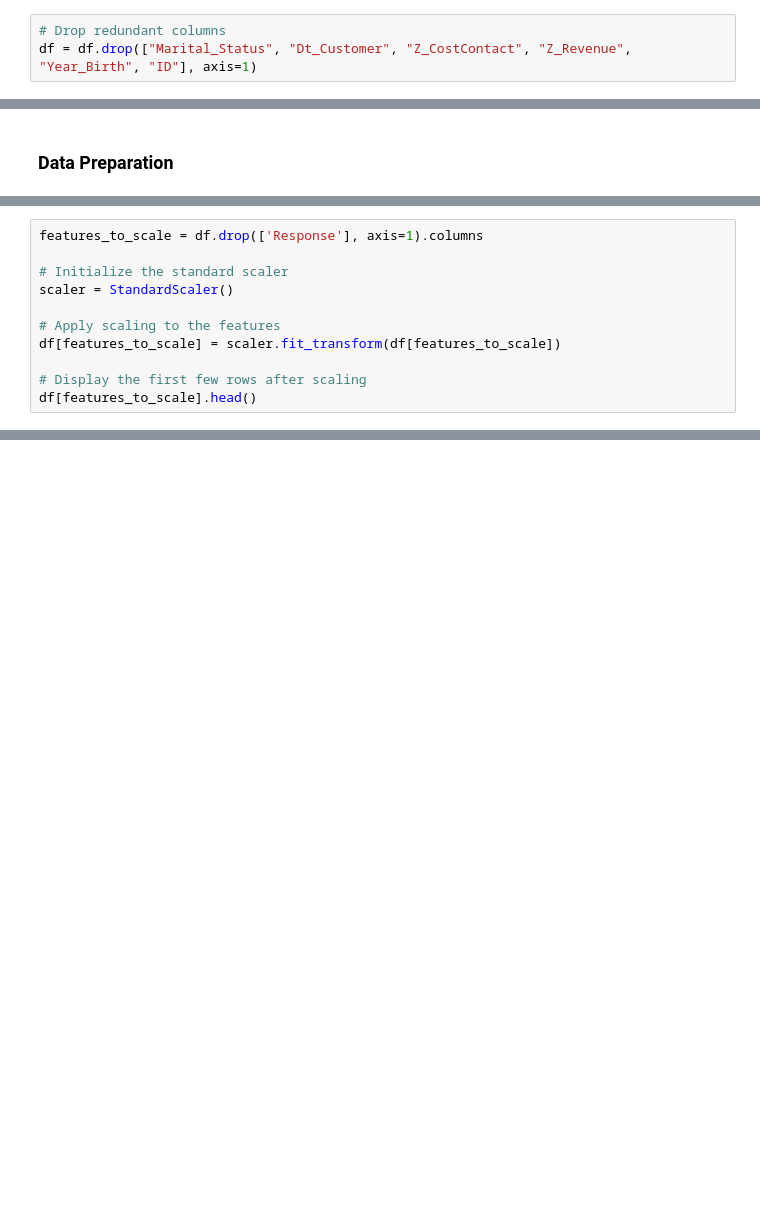
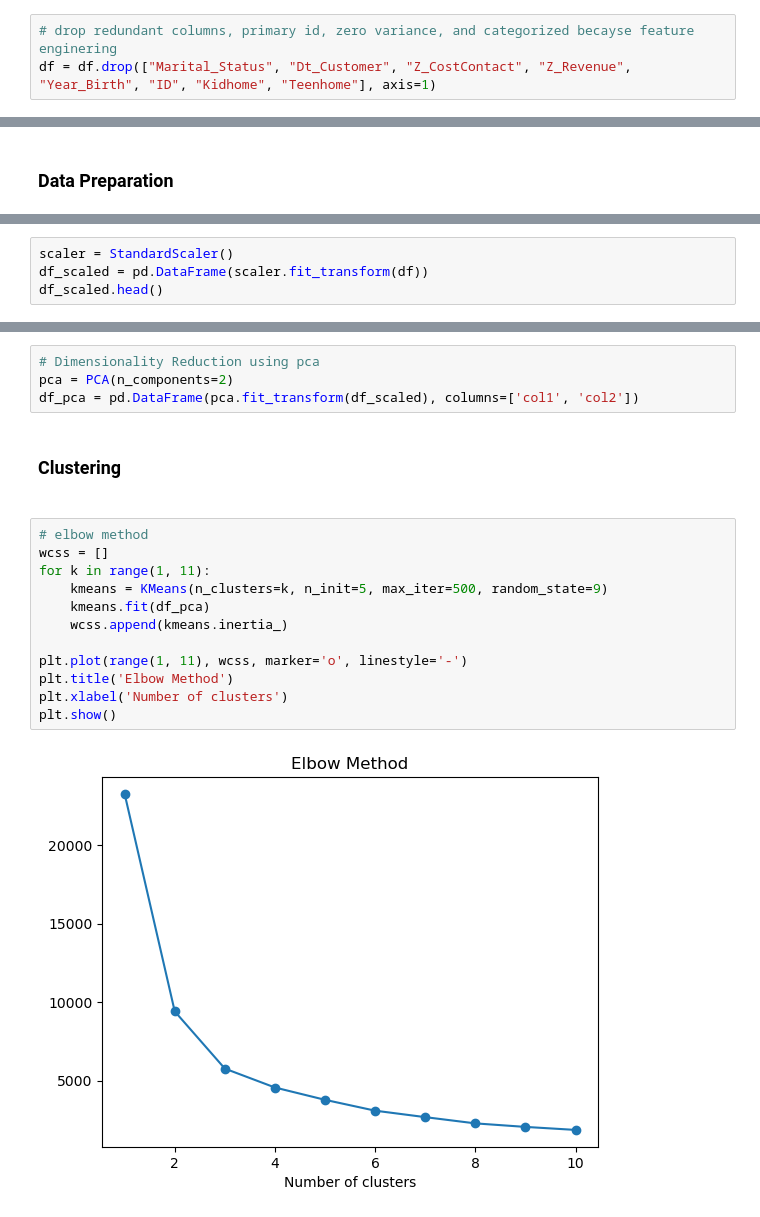
Before and after one commit to Keipatr/Customer-Analysis-Clustering, a Jupyter notebook: AFL2_Kei.ipynb, the cells around one changed output, grey strips where cells are left out. Cells and saved outputs as stored; diff of their text form; blank space fills up the shorter version.

```diff
--- a/AFL2_Kei.ipynb
+++ b/AFL2_Kei.ipynb
@@ -214,3 +194,3 @@ Name: Education, dtype: object
 # %%
-# Drop redundant columns
-df = df.drop(["Marital_Status", "Dt_Customer", "Z_CostContact", "Z_Revenue", "Year_Birth", "ID"], axis=1)
+# drop redundant columns, primary id, zero variance, and categorized becayse feature enginering
+df = df.drop(["Marital_Status", "Dt_Customer", "Z_CostContact", "Z_Revenue", "Year_Birth", "ID", "Kidhome", "Teenhome"], axis=1)
@@ -220,13 +212,2 @@ df = df.drop(["Marital_Status", "Dt_Customer", "Z_CostContact", "Z_Revenue", "Ye
 df['Living_With'] = label_encoder.fit_transform(df['Living_With'])
 df['Education'] = label_encoder.fit_transform(df['Education'])
-# %%
-features_to_scale = df.drop(['Response'], axis=1).columns
-
-# Initialize the standard scaler
-scaler = StandardScaler()
-
-# Apply scaling to the features
-df[features_to_scale] = scaler.fit_transform(df[features_to_scale])
-
-# Display the first few rows after scaling
-df[features_to_scale].head()
@@ -240,0 +214,4 @@ df[features_to_scale].head()
+# %%
+scaler = StandardScaler()
+df_scaled = pd.DataFrame(scaler.fit_transform(df))
+df_scaled.head()
@@ -240,0 +226,20 @@ df[features_to_scale].head()
+# %%
+# Dimensionality Reduction using pca
+pca = PCA(n_components=2)
+df_pca = pd.DataFrame(pca.fit_transform(df_scaled), columns=['col1', 'col2'])
+# %% [markdown]
+<h3><b>Clustering<h3>
+# %%
+# elbow method
+wcss = []
+for k in range(1, 11):
+    kmeans = KMeans(n_clusters=k, n_init=5, max_iter=500, random_state=9)
+    kmeans.fit(df_pca)
+    wcss.append(kmeans.inertia_)
+
+plt.plot(range(1, 11), wcss, marker='o', linestyle='-')
+plt.title('Elbow Method')
+plt.xlabel('Number of clusters')
+plt.show()
+# %% [output]
+[figure, added]
```
Also changed, not shown: parts of 33 cells of this notebook.
